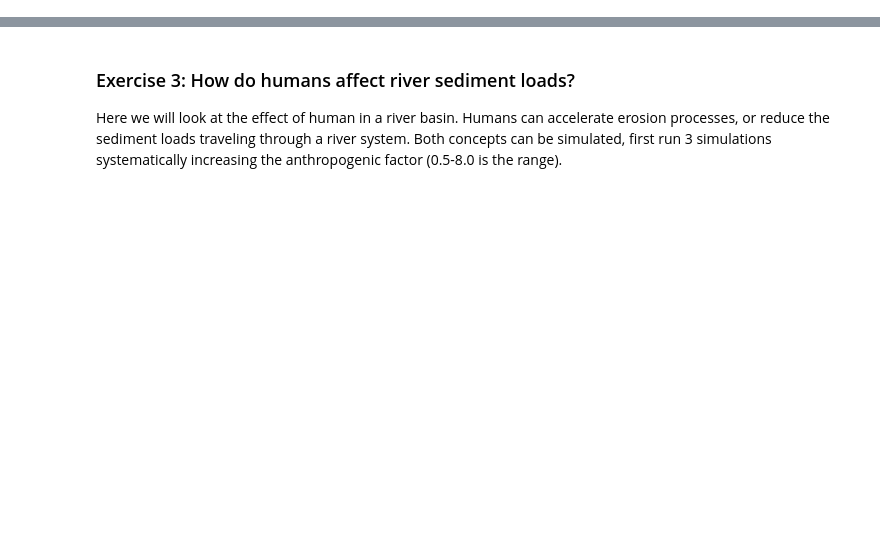
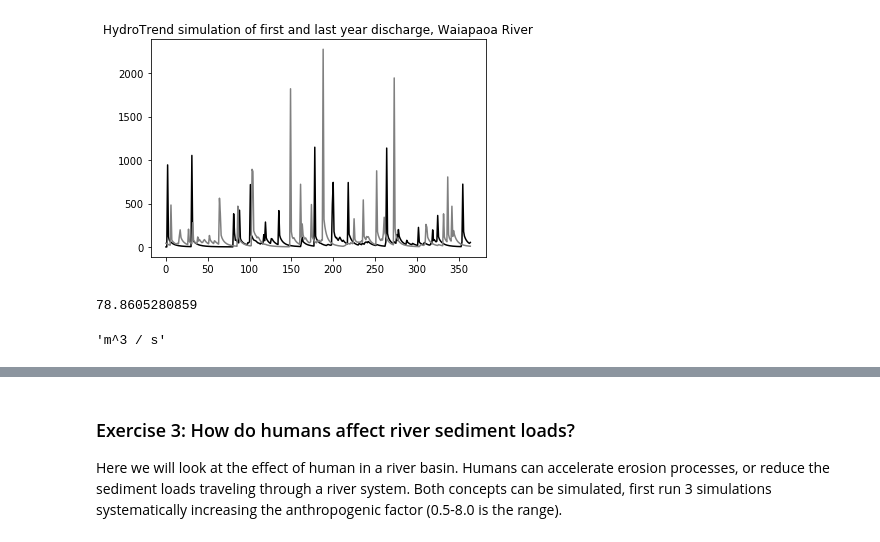
Before and after one commit to csdms/pymt, a Jupyter notebook: notebooks/hydrotrend.ipynb, the cells around one changed output, grey strips where cells are left out. Drawn from its saved outputs; the diff is of its cells as text; code cells hidden in the pictures; blank space fills up the shorter version.

```diff
--- a/notebooks/hydrotrend.ipynb
+++ b/notebooks/hydrotrend.ipynb
@@ -168,0 +185,19 @@ Modify the mean annual temperature T, the mean annual precipitation P, and its t
+# %%
+# Or you can plot a subset of the simulated daily timeseries using the index
+
+#for example the first year
+plt.plot(q[0:365], 'black')
+# compare with the last year
+plt.plot(q[-366:-1],'grey')
+plt.title('HydroTrend simulation of first and last year discharge, Waiapaoa River')
+plt.show()
+# %% [output]
+[figure, added]
+# %%
+# Of course, it is important to calculate statistical properties of the simulated parameters
+
+print(q.mean())
+hydrotrend.get_var_units("channel_exit_water__volume_flow_rate")
+# %% [output]
+78.8605280859
+'m^3 / s'
```
Also changed, not shown: parts of 87 cells of this notebook, 18 other files.
